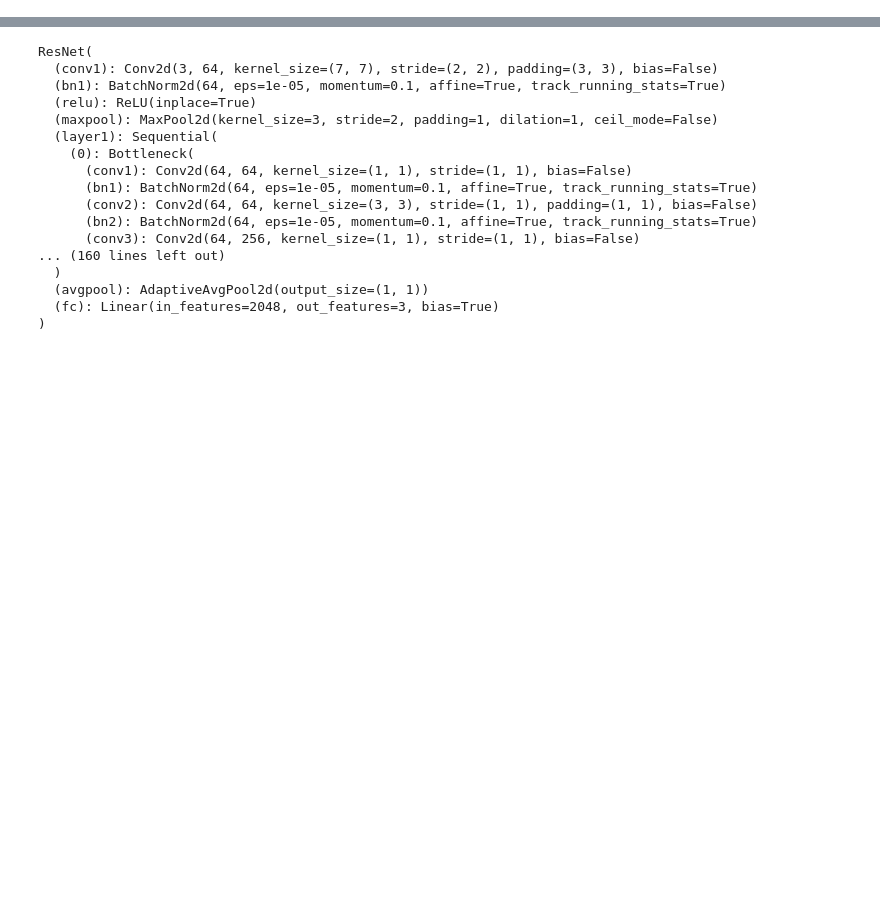
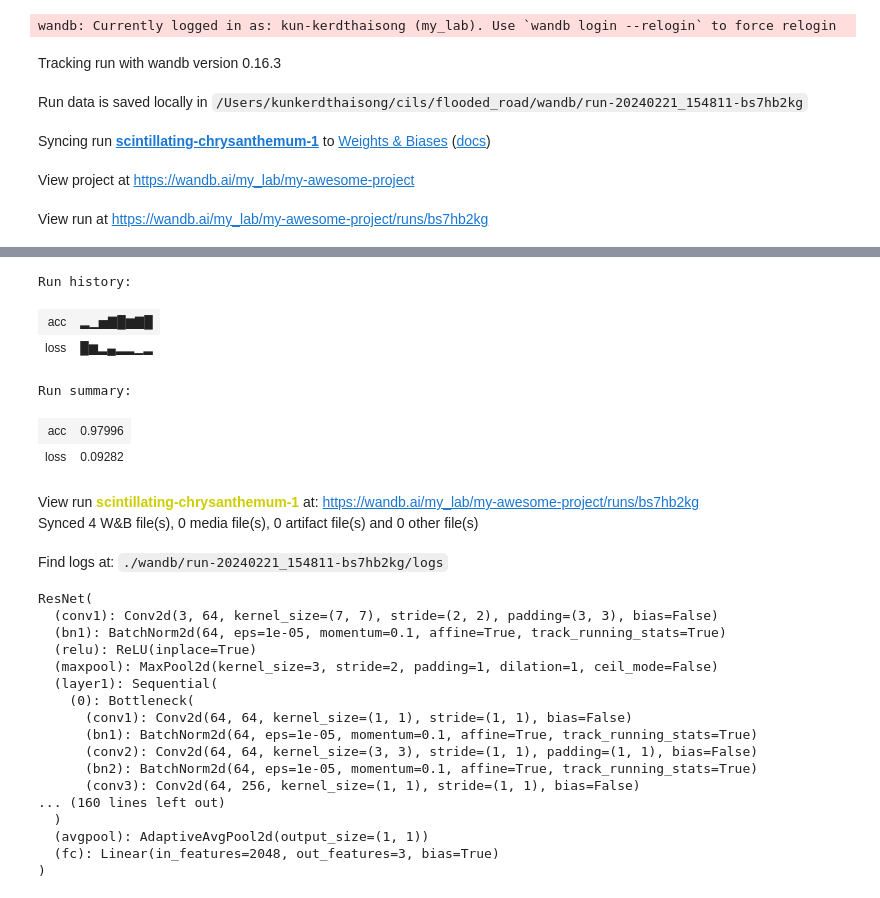
Before and after one commit to Augustus2011/flooded_road, a Jupyter notebook: ex.ipynb, the cells around one changed output, grey strips where cells are left out. Cells and saved outputs as stored; diff of their text form; code cells hidden in the pictures; blank space fills up the shorter version.

```diff
--- a/ex.ipynb
+++ b/ex.ipynb
@@ -17,0 +28,37 @@ import seaborn as sns
+# %%
+import wandb
+import random
+
+# start a new wandb run to track this script
+wandb.init(
+    # set the wandb project where this run will be logged
+    project="my-awesome-project",
+
+    # track hyperparameters and run metadata
+    config={
+    "learning_rate": 0.02,
+    "architecture": "CNN",
+    "dataset": "CIFAR-100",
+    "epochs": 10,
+    }
+)
+
+# simulate training
+epochs = 10
+offset = random.random() / 5
+for epoch in range(2, epochs):
+    acc = 1 - 2 ** -epoch - random.random() / epoch - offset
+    loss = 2 ** -epoch + random.random() / epoch + offset
+
+    # log metrics to wandb
+    wandb.log({"acc": acc, "loss": loss})
+
+# [optional] finish the wandb run, necessary in notebooks
+wandb.finish()
+# %% [output]
+wandb: Currently logged in as: kun-kerdthaisong (my_lab). Use `wandb login --relogin` to force relogin
+Tracking run with wandb version 0.16.3
+Run data is saved locally in /Users/kunkerdthaisong/cils/flooded_road/wandb/run-20240221_154811-bs7hb2kg
+Syncing run scintillating-chrysanthemum-1 to Weights & Biases (docs)
+View project at https://wandb.ai/my_lab/my-awesome-project
+View run at https://wandb.ai/my_lab/my-awesome-project/runs/bs7hb2kg
@@ -18,3 +66,12 @@ import seaborn as sns
+Run history:
+| acc | ▂▁▅▇█▆▇█ |
+| loss | █▆▂▄▂▂▁▂ |
+Run summary:
+| acc | 0.97996 |
+| loss | 0.09282 |
+View run scintillating-chrysanthemum-1 at: https://wandb.ai/my_lab/my-awesome-project/runs/bs7hb2kg
+Synced 4 W&B file(s), 0 media file(s), 0 artifact file(s) and 0 other file(s)
+Find logs at: ./wandb/run-20240221_154811-bs7hb2kg/logs
 # %%
 
 model=torchvision.models.resnet50(weights=ResNet50_Weights.DEFAULT) #change weights to my finetuned
```
Also changed, not shown: parts of 20 cells of this notebook, 3 other files.
